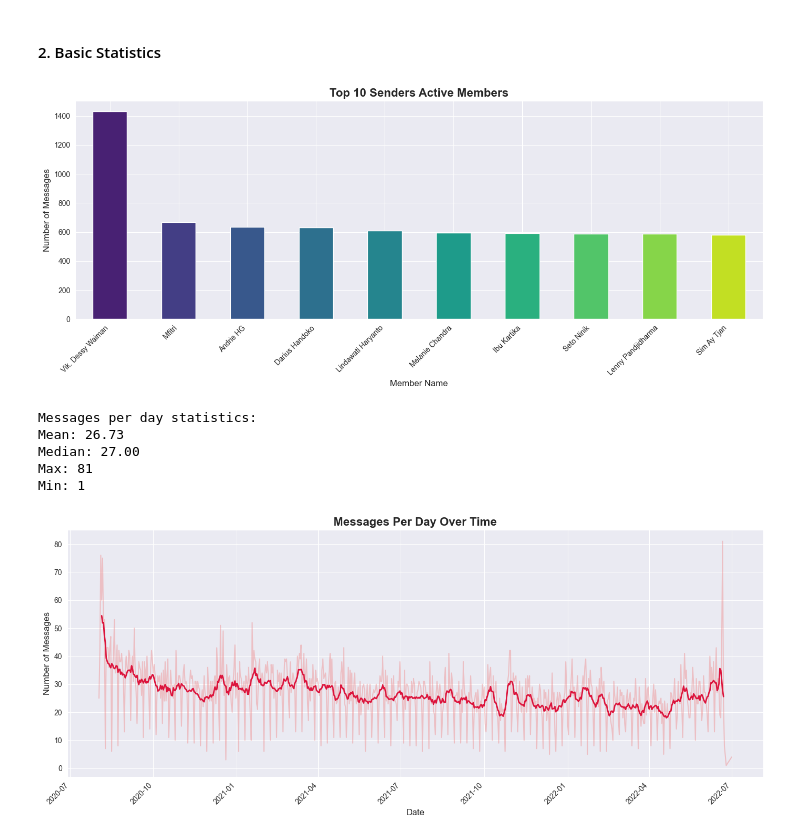
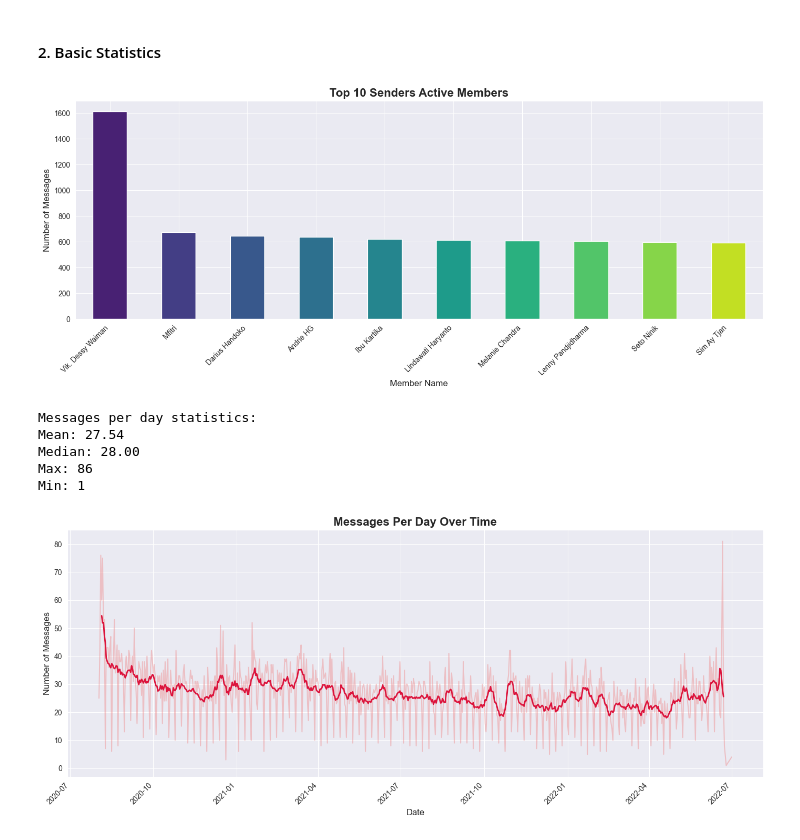
Before and after one commit to JasonYehezkiel/bible_progress_tracker, a Jupyter notebook: notebooks/01_data_exploration.ipynb, the cells around one changed output. Drawn from its saved outputs; the diff is of its cells as text; code cells hidden in the pictures.

```diff
--- a/notebooks/01_data_exploration.ipynb
+++ b/notebooks/01_data_exploration.ipynb
@@ -34,7 +34,7 @@ plt.rcParams['figure.figsize'] = (14, 6)
 # %%
 # Load Whatsapp chat data
 parser = WhatsAppParser()
-filter = MessageFilter()
+labeler = ContextLabeler()
 
 CHAT_FILE = Path('../data/raw/whatsapp_exports/_chat.txt')
 
@@ -118,0 +51,3 @@ df_clean.to_csv('..\data\processed\cleaned_messages.csv', index=False, encoding=
+# %%
+labeled_df = labeler.label_messages(df)
+print(f'\nLabeled DataFrame shape: {labeled_df.shape}')
@@ -120,22 +103,22 @@ df_clean.to_csv('..\data\processed\cleaned_messages.csv', index=False, encoding=
 #### 2. Basic Statistics
 # %%
 # Message counts by sender
-sender_counts = df_filtered['sender'].value_counts()
+sender_counts = labeled_df['sender'].value_counts()
 
 # Top 10 active members
 sender_counts.head(10).plot(kind='bar', color=sns.color_palette('viridis', 10))
 plt.title('Top 10 Senders Active Members', fontsize=16, fontweight='bold')
 plt.xlabel('Member Name', fontsize=12)
 plt.ylabel('Number of Messages', fontsize=12)
 plt.xticks(rotation=45, ha='right', fontsize=10)
 plt.yticks(fontsize=10)
 plt.tight_layout()
 plt.show()
 # %% [output]
-[figure, old version]
+[figure, new version]
 # %%
 # Messages per day
-messages_per_day = df_filtered.groupby(df_filtered['timestamp'].dt.date).size()
+messages_per_day = labeled_df.groupby(labeled_df['timestamp'].dt.date).size()
 
 print(f'\nMessages per day statistics:')
 print(f'Mean: {messages_per_day.mean():.2f}')
@@ -144,9 +127,9 @@ print(f'Max: {messages_per_day.max()}')
 print(f'Min: {messages_per_day.min()}')
 # %% [output]
 Messages per day statistics:
-Mean: 26.73
-Median: 27.00
-Max: 81
+Mean: 27.54
+Median: 28.00
+Max: 86
 Min: 1
 # %%
 rolling = messages_per_day.rolling(window=7, center=True).mean()
```
Also changed, not shown: parts of 32 cells of this notebook, 5 other files.
